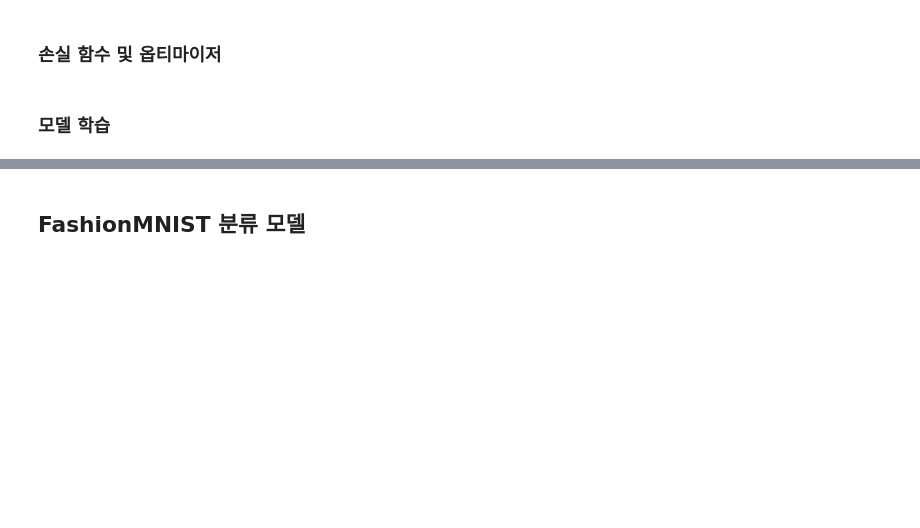
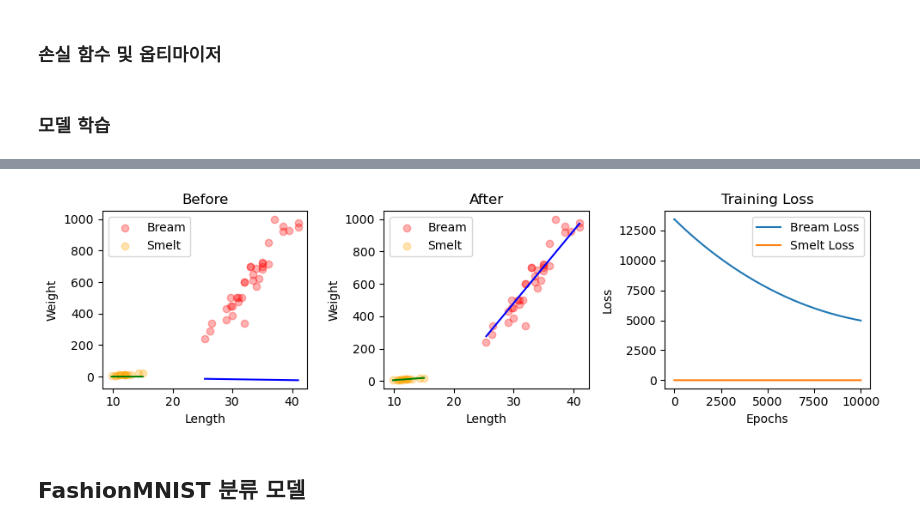
Before and after one commit to BbingZzing/LearnDeepLearning, a Jupyter notebook: Pytorch/파이토치(PyTorch) 한번에 끝내기.ipynb, the cells around one changed output, grey strips where cells are left out. Saved outputs shown, nothing was run; the diff lists cells and outputs as text; code cells hidden in the pictures; blank space fills up the shorter version.

```diff
--- a/Pytorch/파이토치(PyTorch) 한번에 끝내기.ipynb
+++ b/Pytorch/파이토치(PyTorch) 한번에 끝내기.ipynb
@@ -2069,0 +2326,16 @@ model.modules
+# %%
+### 빙어어 무게 예측모델 훈련
+epochs = 10000
+s_losses = []
+
+for epoch in range(epochs):
+    s_optimizer.zero_grad()
+
+    s_pred = smelt_model(smelt_length)
+    loss = s_criterion(s_pred, smelt_weight)
+    s_losses.append(loss.item())
+    loss.backward()
+
+    s_optimizer.step()
+    if epoch % 100 == 0:  # 10 에포크마다 출력
+        print(f"Epoch {epoch}, Loss: {loss.item():.4f}")
@@ -2070,3 +2360,63 @@ model.modules
+# %%
+### 훈련된 모델의 변경된 함수 확인
+# 변경된 함수 정의
+new_b_weight, new_b_bias = [p.detach() for p in bream_model.parameters()]
+new_s_weight, new_s_bias = [p.detach() for p in smelt_model.parameters()]
+
+
+fig, axis = plt.subplots(ncols=3, nrows=1, figsize=(10, 3))
+# 붕어 데이터 (빨간색)
+axis[0].scatter(bream_length.numpy(), bream_weight.numpy(), color="red", alpha=0.3, label="Bream")
+axis[0].plot(
+    bream_length.numpy(),  # X축
+    (b_weight * bream_length + b_bias).detach().numpy().squeeze(),  # Y축
+    color="blue"
+)
+axis[0].set_xlabel("Length")  # X축 라벨
+axis[0].set_ylabel("Weight")  # Y축 라벨
+axis[0].set_title("Before")
+
+# 빙어 데이터 (파란색)
+axis[0].scatter(smelt_length.numpy(), smelt_weight.numpy(), color="orange", alpha=0.3, label="Smelt")
+axis[0].plot(
+    smelt_length.numpy(),
+    (s_weight * smelt_length + s_bias).detach().numpy().squeeze(),
+    color="green"
+)
+axis[0].legend()
+
+# 붕어 데이터 (빨간색)
+axis[1].scatter(bream_length.numpy(), bream_weight.numpy(), color="red", alpha=0.3, label="Bream")
+axis[1].plot(
+    bream_length.numpy(),  # X축
+    (new_b_weight * bream_length + new_b_bias).detach().numpy().squeeze(),  # Y축
+    color="blue"
+)
+axis[1].set_xlabel("Length")  # X축 라벨
+axis[1].set_ylabel("Weight")  # Y축 라벨
+axis[1].set_title("After")
+
+# 빙어 데이터 (파란색)
+axis[1].scatter(smelt_length.numpy(), smelt_weight.numpy(), color="orange", alpha=0.3, label="Smelt")
+axis[1].plot(
+    smelt_length.numpy(),
+    (new_s_weight * smelt_length + new_s_bias).detach().numpy().squeeze(),
+    color="green"
+)
+axis[1].legend()
+
+axis[2].plot(range(epochs), b_losses, label="Bream Loss")
+axis[2].plot(range(epochs), s_losses, label="Smelt Loss")
+axis[2].set_xlabel("Epochs")
+axis[2].set_ylabel("Loss")
+axis[2].legend()
+axis[2].set_title("Training Loss")
+
+
+plt.tight_layout()
+plt.show()
+# %% [output]
+[figure, added]
 # %% [markdown]
 ## FashionMNIST 분류 모델
 # %% [markdown]
```
Also changed, not shown: parts of 59 cells of this notebook, 1 other file.
